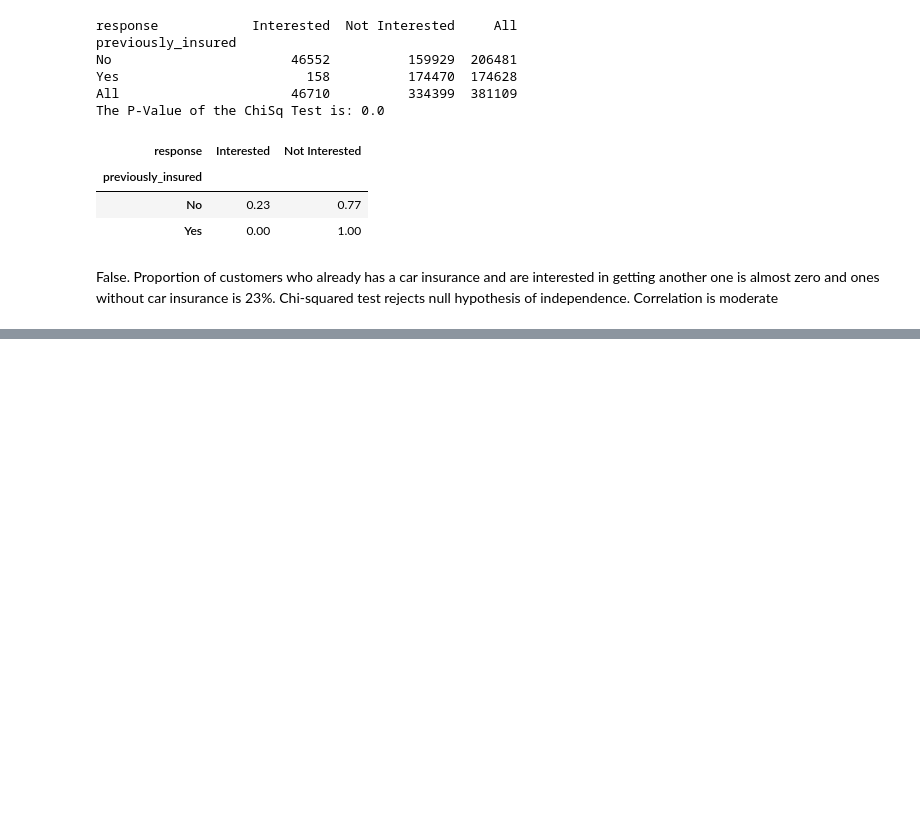
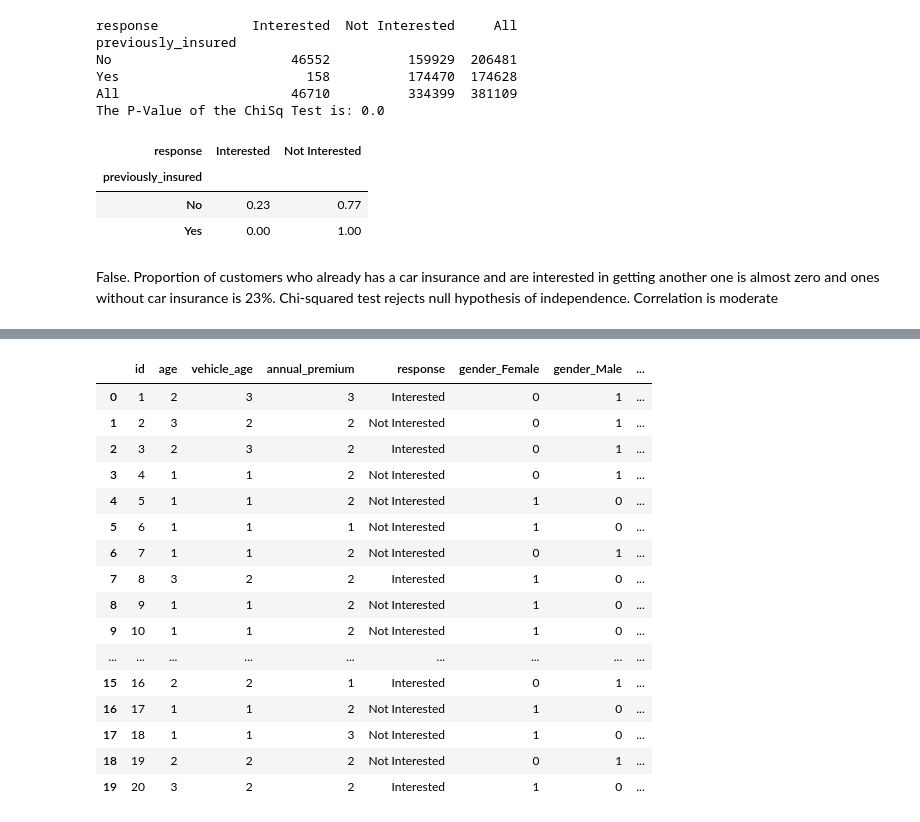
Before and after one commit to danillobarroscordeiro/insurance_cross-sell, a Jupyter notebook: notebooks/insurance_all_cross-sell.ipynb, the cells around one changed output, grey strips where cells are left out. Cells and saved outputs as stored; diff of their text form; code cells hidden in the pictures; blank space fills up the shorter version.

```diff
--- a/notebooks/insurance_all_cross-sell.ipynb
+++ b/notebooks/insurance_all_cross-sell.ipynb
@@ -488,0 +530,4 @@ False. Proportion of customers who already has a car insurance and are intereste
+# %%
+df4 = df3.copy()
+# %%
+df4 = df4.drop('vintage',axis=1)
@@ -488,0 +538,36 @@ False. Proportion of customers who already has a car insurance and are intereste
+# %%
+#Age,vehicle_age and annual_premium - ordinal encoding
+age_dict = {'< 35' :1, 'between 35 and 55' :2, '> 55':3}
+annual_premium_dict = {'< 20,000' :1, 'between 20,000 and 40,000' :2, '> 40,000':3}
+vehicle_age_dict = {'< 1 Year':1,  '1-2 Year' :2, '> 2 Years':3}
+
+df4['age'] = df4['age'].map(age_dict)
+df4['annual_premium'] = df4['annual_premium'].map(annual_premium_dict)
+df4['vehicle_age'] = df4['vehicle_age'].map(vehicle_age_dict)
+
+#Gender, previously_insured,vehicle_damage,driver_license - one hot encoding
+df4 = pd.get_dummies(df4,
+                                 columns= ['gender','previously_insured','vehicle_damage','driving_license']  )
+
+#Reponse variable
+df4['response'] = df4['resp
+# %%
+df4.head(20)
+# %% [output]
+|  | id | age | vehicle_age | annual_premium | response | gender_Female | gender_Male | ... |
+| 0 | 1 | 2 | 3 | 3 | Interested | 0 | 1 | ... |
+| 1 | 2 | 3 | 2 | 2 | Not Interested | 0 | 1 | ... |
+| 2 | 3 | 2 | 3 | 2 | Interested | 0 | 1 | ... |
+| 3 | 4 | 1 | 1 | 2 | Not Interested | 0 | 1 | ... |
+| 4 | 5 | 1 | 1 | 2 | Not Interested | 1 | 0 | ... |
+| 5 | 6 | 1 | 1 | 1 | Not Interested | 1 | 0 | ... |
+| 6 | 7 | 1 | 1 | 2 | Not Interested | 0 | 1 | ... |
+| 7 | 8 | 3 | 2 | 2 | Interested | 1 | 0 | ... |
+| 8 | 9 | 1 | 1 | 2 | Not Interested | 1 | 0 | ... |
+| 9 | 10 | 1 | 1 | 2 | Not Interested | 1 | 0 | ... |
+| ... | ... | ... | ... | ... | ... | ... | ... | ... |
+| 15 | 16 | 2 | 2 | 1 | Interested | 0 | 1 | ... |
+| 16 | 17 | 1 | 1 | 2 | Not Interested | 1 | 0 | ... |
+| 17 | 18 | 1 | 1 | 3 | Not Interested | 1 | 0 | ... |
+| 18 | 19 | 2 | 2 | 2 | Not Interested | 0 | 1 | ... |
+| 19 | 20 | 3 | 2 | 2 | Interested | 1 | 0 | ... |
```
Also changed, not shown: parts of 11 cells of this notebook.
